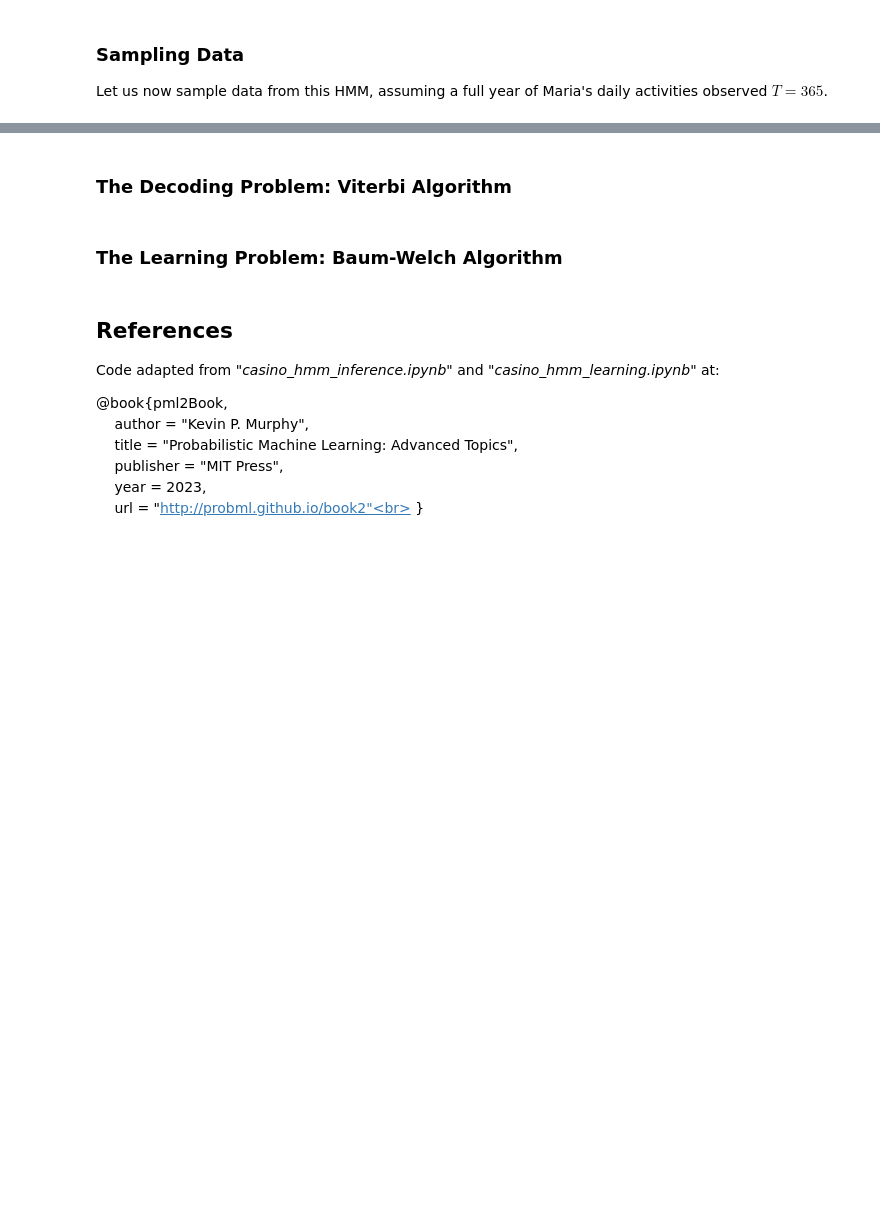
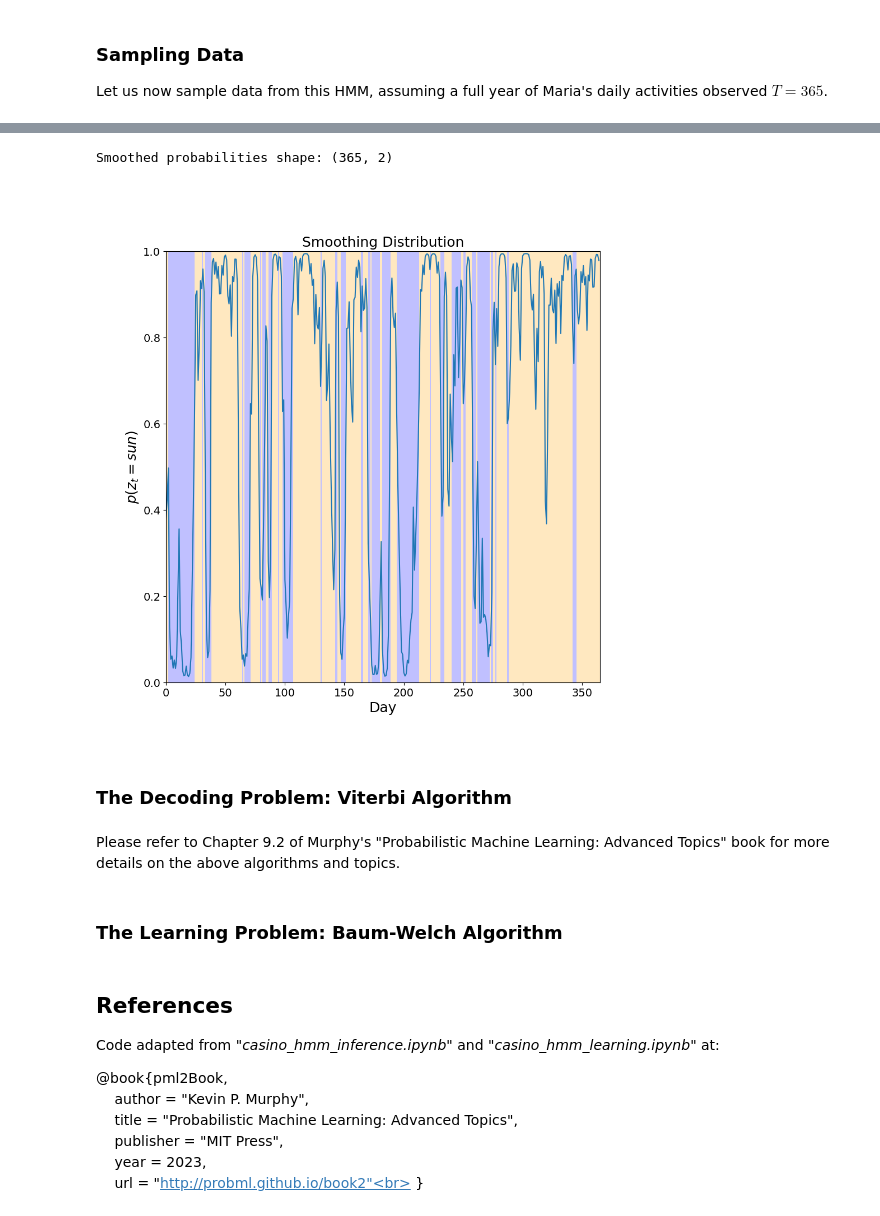
Before and after one commit to mazrk7/machine_learning_resources, a Jupyter notebook: notebooks/dynamic_bayes_nets/hmm.ipynb, the cells around one changed output, grey strips where cells are left out. Cells and saved outputs as stored; diff of their text form; code cells hidden in the pictures; blank space fills up the shorter version.

```diff
--- a/notebooks/dynamic_bayes_nets/hmm.ipynb
+++ b/notebooks/dynamic_bayes_nets/hmm.ipynb
@@ -319,5 +465,16 @@ Filtered probabilities shape: (365, 2)
+# %%
+# Runs the forward-backward (smoothing) algorithm
+posterior = hmm.smoother(params, x)
+print(f"Smoothed probabilities shape: {posterior.smoothed_probs.shape}")
+
+plot_posterior_probs(posterior.smoothed_probs, z, title="Smoothing Distribution")
+# %% [output]
+Smoothed probabilities shape: (365, 2)
+[figure, added]
 # %% [markdown]
 ### The Decoding Problem: Viterbi Algorithm
+# %% [markdown]
+Please refer to Chapter 9.2 of Murphy's "Probabilistic Machine Learning: Advanced Topics" book for more details on the above algorithms and topics.
 # %% [markdown]
 ### The Learning Problem: Baum-Welch Algorithm
 # %% [markdown]
```
Also changed, not shown: parts of 19 cells of this notebook, 1 other file.
